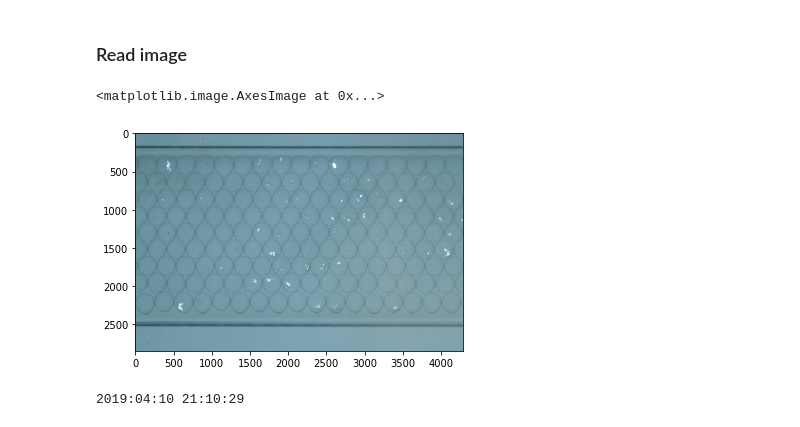
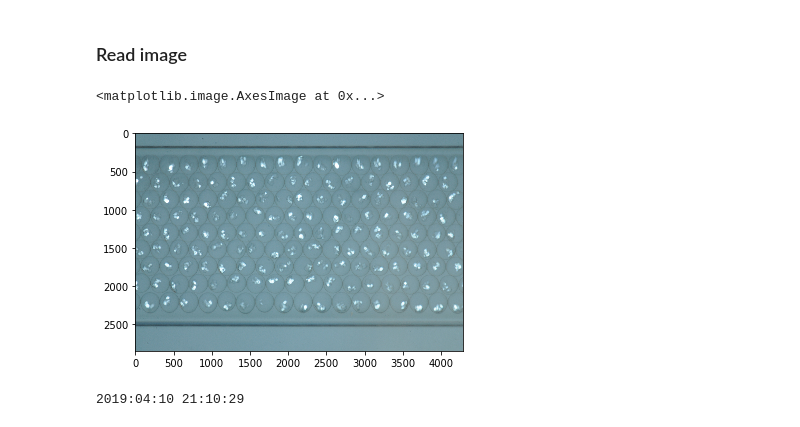
Before and after one commit to hlgirard/CrystalML, a Jupyter notebook: notebooks/SegmentationDropletsInCapillary_hlg_3_withCrystals.ipynb, the cells around one changed output. Cells and saved outputs as stored; diff of their text form; code cells hidden in the pictures.

```diff
--- a/notebooks/SegmentationDropletsInCapillary_hlg_3_withCrystals.ipynb
+++ b/notebooks/SegmentationDropletsInCapillary_hlg_3_withCrystals.ipynb
@@ -32,13 +32,13 @@ import plotly.graph_objs as go
 # %% [markdown]
 ### Read image
 # %%
-image_file = 'example_data/some_crystals.JPG'
+image_file = 'example_data/all_crystals.JPG'
 f = io.imread(image_file)
 plt.figure(0)
 plt.imshow(f)
 # %% [output]
 <matplotlib.image.AxesImage at 0x...>
-[figure, old version]
+[figure, new version]
 # %%
 from PIL import Image
 from datetime import datetime
```
Also changed, not shown: parts of 12 cells of this notebook, 1 other file.
